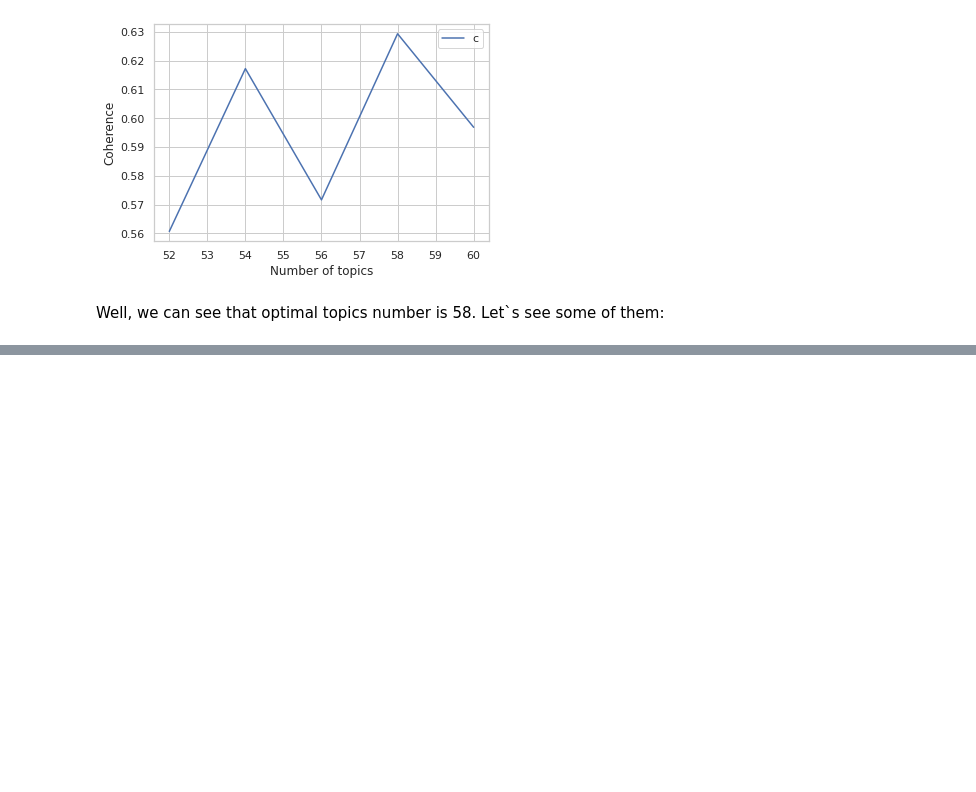
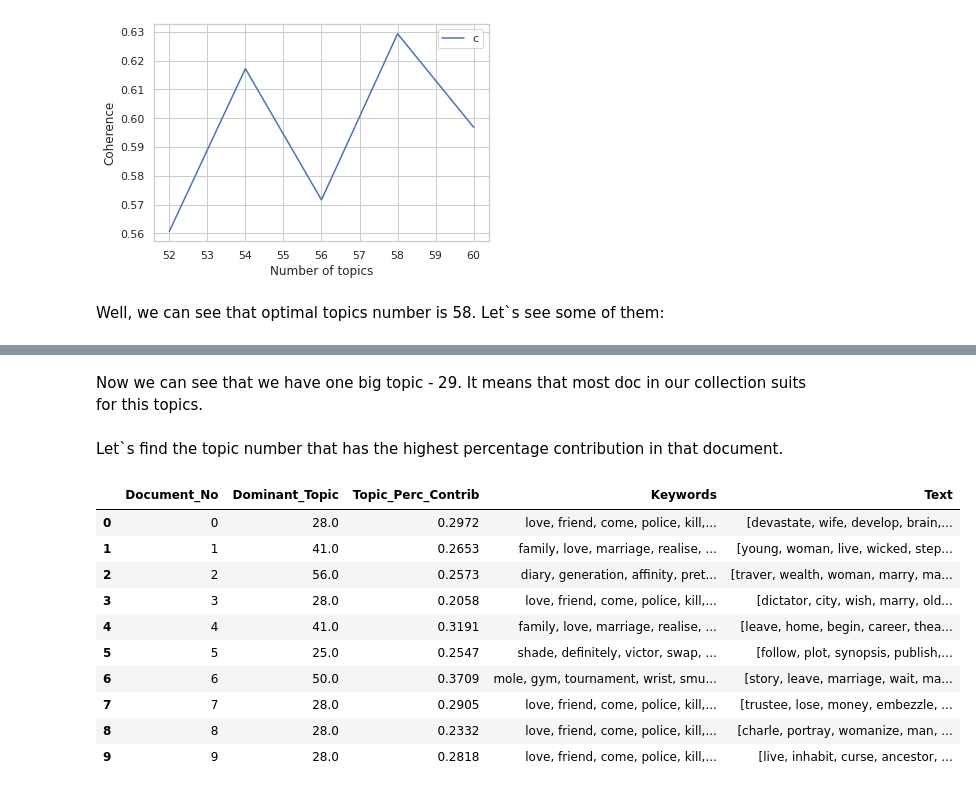
Before and after one commit to ptfrwrd/Explore-movies-and-REC, a Jupyter notebook: Explore_movies_Kaggle.ipynb, the cells around one changed output, grey strips where cells are left out. Saved outputs shown, nothing was run; the diff lists cells and outputs as text; code cells hidden in the pictures; blank space fills up the shorter version.

```diff
--- a/Explore_movies_Kaggle.ipynb
+++ b/Explore_movies_Kaggle.ipynb
@@ -528,9 +528,13 @@ lda_display = pyLDAvis.gensim.prepare(model_list[index], corpus, id2word, sort_t
 pyLDAvis.display(lda_display)
 # %% [output]
 [interactive output not drawn]
+# %% [markdown]
+Now we can see that we have one big topic - 29. It means that most doc in our collection suits for this topics.
 # %%
 from gensim.test.utils import datapath
 
 # Save model to disk.
 temp_file = datapath("model_lda_ch63")
 model_list[index].save(temp_file)
+# %% [markdown]
+Let`s find the topic number that has the highest percentage contribution in that document.
@@ -536,0 +559,21 @@ model_list[index].save(temp_file)
+# %%
+df_topic_sents_keywords = format_topics_sentences(model_list[index], corpus_tfidf, texts)
+
+# Format
+df_dominant_topic = df_topic_sents_keywords.reset_index()
+df_dominant_topic.columns = ['Document_No', 'Dominant_Topic', 'Topic_Perc_Contrib', 'Keywords', 'Text']
+
+# Show
+df_dominant_topic.head(10)
+# %% [output]
+|  | Document_No | Dominant_Topic | Topic_Perc_Contrib | Keywords | Text |
+| 0 | 0 | 28.0 | 0.2972 | love, friend, come, police, kill,... | [devastate, wife, develop, brain,... |
+| 1 | 1 | 41.0 | 0.2653 | family, love, marriage, realise, ... | [young, woman, live, wicked, step... |
+| 2 | 2 | 56.0 | 0.2573 | diary, generation, affinity, pret... | [traver, wealth, woman, marry, ma... |
+| 3 | 3 | 28.0 | 0.2058 | love, friend, come, police, kill,... | [dictator, city, wish, marry, old... |
+| 4 | 4 | 41.0 | 0.3191 | family, love, marriage, realise, ... | [leave, home, begin, career, thea... |
+| 5 | 5 | 25.0 | 0.2547 | shade, definitely, victor, swap, ... | [follow, plot, synopsis, publish,... |
+| 6 | 6 | 50.0 | 0.3709 | mole, gym, tournament, wrist, smu... | [story, leave, marriage, wait, ma... |
+| 7 | 7 | 28.0 | 0.2905 | love, friend, come, police, kill,... | [trustee, lose, money, embezzle, ... |
+| 8 | 8 | 28.0 | 0.2332 | love, friend, come, police, kill,... | [charle, portray, womanize, man, ... |
+| 9 | 9 | 28.0 | 0.2818 | love, friend, come, police, kill,... | [live, inhabit, curse, ancestor, ... |
```
Also changed, not shown: parts of 6 cells of this notebook.
